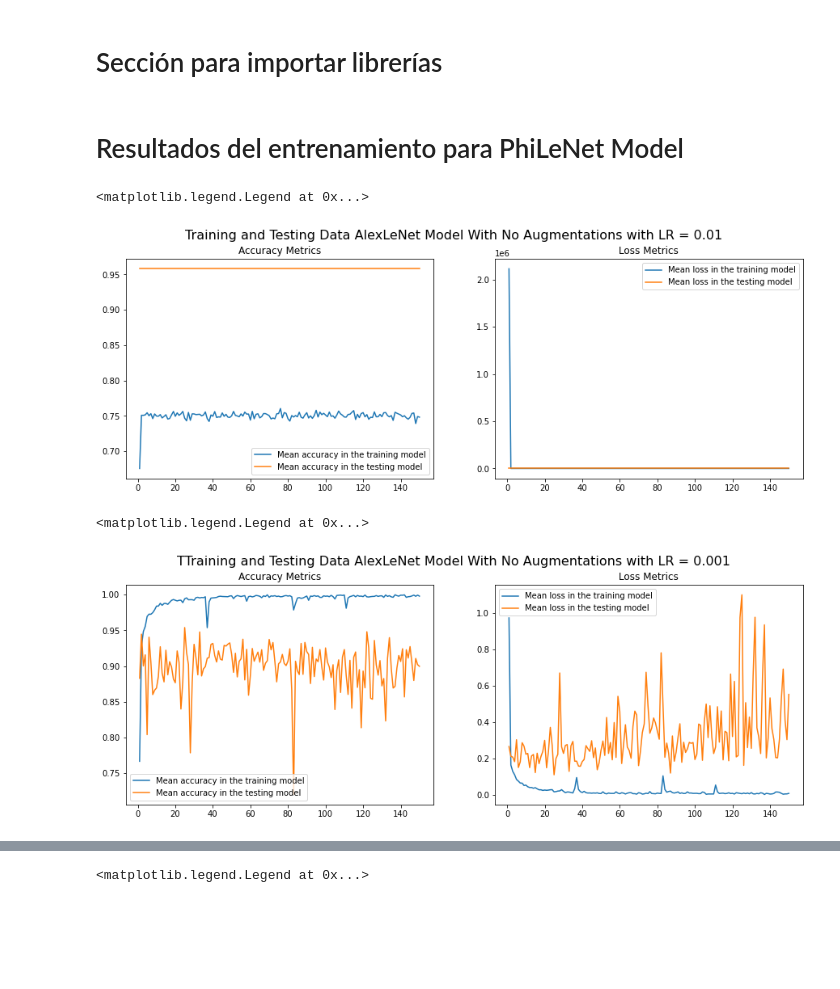
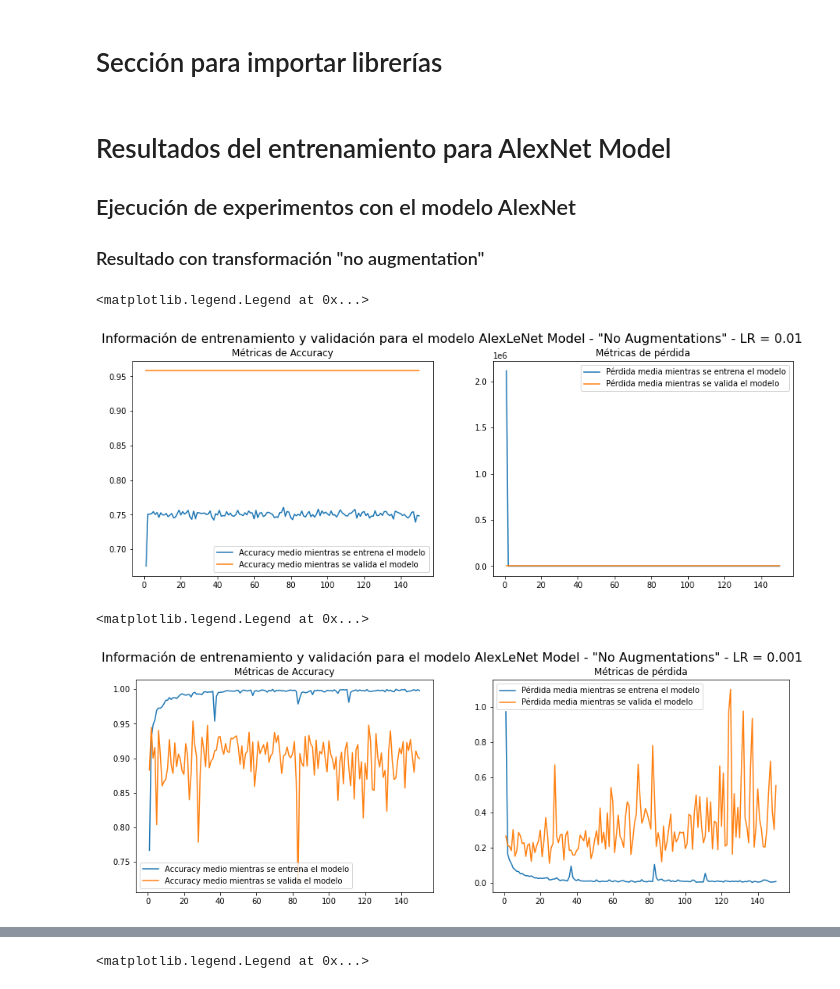
Before and after one commit to jascrer/TFM_DL_CNN_Codigo_SeguraCampos, a Jupyter notebook: tfm_dl-cnn_codigo_seguracampos/notebooks/02-jasc-resultados-alexmodel.ipynb, the cells around one changed output, grey strips where cells are left out. Drawn from its saved outputs; the diff is of its cells as text; code cells hidden in the pictures; blank space fills up the shorter version.

```diff
--- a/tfm_dl-cnn_codigo_seguracampos/notebooks/02-jasc-resultados-alexmodel.ipynb
+++ b/tfm_dl-cnn_codigo_seguracampos/notebooks/02-jasc-resultados-alexmodel.ipynb
@@ -9,38 +9,42 @@ def load_model_dataset(location: str, group_by_field='epoch'):
     group_by_model = model_info.groupby(group_by_field)
     return group_by_model
 # %% [markdown]
-# Resultados del entrenamiento para PhiLeNet Model
+# Resultados del entrenamiento para AlexNet Model
+
+## Ejecución de experimentos con el modelo AlexNet
+
+### Resultado con transformación "no augmentation"
 # %%
 no_aug_training_model_paperlr = load_model_dataset('../data/processed/alex_no_aug/paperlr/train.csv')
 no_aug_testing_model_paperlr = load_model_dataset('../data/processed/alex_no_aug/paperlr/test.csv')
 # %%
 fig, ax = plt.subplots(1,2, figsize=(15,5))
-fig.suptitle('Training and Testing Data AlexLeNet Model With No Augmentations with LR = 0.01', fontsize=16)
-ax[0].set_title("Accuracy Metrics")
-ax[0].plot(no_aug_training_model_paperlr.mean()['accuracy'], label='Mean accuracy in the training model')
-ax[0].plot(no_aug_testing_model_paperlr.mean()['accuracy'], label='Mean accuracy in the testing model')
+fig.suptitle('Información de entrenamiento y validación para el modelo AlexLeNet Model - "No Augmentations" - LR = 0.01', fontsize=16)
+ax[0].set_title("Métricas de Accuracy")
+ax[0].plot(no_aug_training_model_paperlr.mean()['accuracy'], label='Accuracy medio mientras se entrena el modelo')
+ax[0].plot(no_aug_testing_model_paperlr.mean()['accuracy'], label='Accuracy medio mientras se valida el modelo')
 ax[0].legend()
-ax[1].set_title("Loss Metrics")
-ax[1].plot(no_aug_training_model_paperlr.mean()['loss'], label='Mean loss in the training model')
-ax[1].plot(no_aug_testing_model_paperlr.mean()['loss'], label='Mean loss in the testing model')
+ax[1].set_title("Métricas de pérdida")
+ax[1].plot(no_aug_training_model_paperlr.mean()['loss'], label='Pérdida media mientras se entrena el modelo')
+ax[1].plot(no_aug_testing_model_paperlr.mean()['loss'], label='Pérdida media mientras se valida el modelo')
 ax[1].legend()
 # %% [output]
 <matplotlib.legend.Legend at 0x...>
-[figure, old version]
+[figure, new version]
 # %%
 no_aug_training_model_gdlr = load_model_dataset('../data/processed/alex_no_aug/gdlr/train.csv')
 no_aug_testing_model_gdlr = load_model_dataset('../data/processed/alex_no_aug/gdlr/test.csv')
 # %%
 fig, ax = plt.subplots(1,2, figsize=(15,5))
-fig.suptitle('TTraining and Testing Data AlexLeNet Model With No Augmentations with LR = 0.001', fontsize=16)
-ax[0].set_title("Accuracy Metrics")
-ax[0].plot(no_aug_training_model_gdlr.mean()['accuracy'], label='Mean accuracy in the training model')
-ax[0].plot(no_aug_testing_model_gdlr.mean()['accuracy'], label='Mean accuracy in the testing model')
+fig.suptitle('Información de entrenamiento y validación para el modelo AlexLeNet Model - "No Augmentations" - LR = 0.001', fontsize=16)
+ax[0].set_title("Métricas de Accuracy")
+ax[0].plot(no_aug_training_model_gdlr.mean()['accuracy'], label='Accuracy medio mientras se entrena el modelo')
+ax[0].plot(no_aug_testing_model_gdlr.mean()['accuracy'], label='Accuracy medio mientras se valida el modelo')
 ax[0].legend()
-ax[1].set_title("Loss Metrics")
-ax[1].plot(no_aug_training_model_gdlr.mean()['loss'], label='Mean loss in the training model')
-ax[1].plot(no_aug_testing_model_gdlr.mean()['loss'], label='Mean loss in the testing model')
+ax[1].set_title("Métricas de pérdida")
+ax[1].plot(no_aug_training_model_gdlr.mean()['loss'], label='Pérdida media mientras se entrena el modelo')
+ax[1].plot(no_aug_testing_model_gdlr.mean()['loss'], label='Pérdida media mientras se valida el modelo')
 ax[1].legend()
 # %% [output]
 <matplotlib.legend.Legend at 0x...>
-[figure, old version]
+[figure, new version]
```
Also changed, not shown: parts of 12 cells of this notebook, 2 other files.
